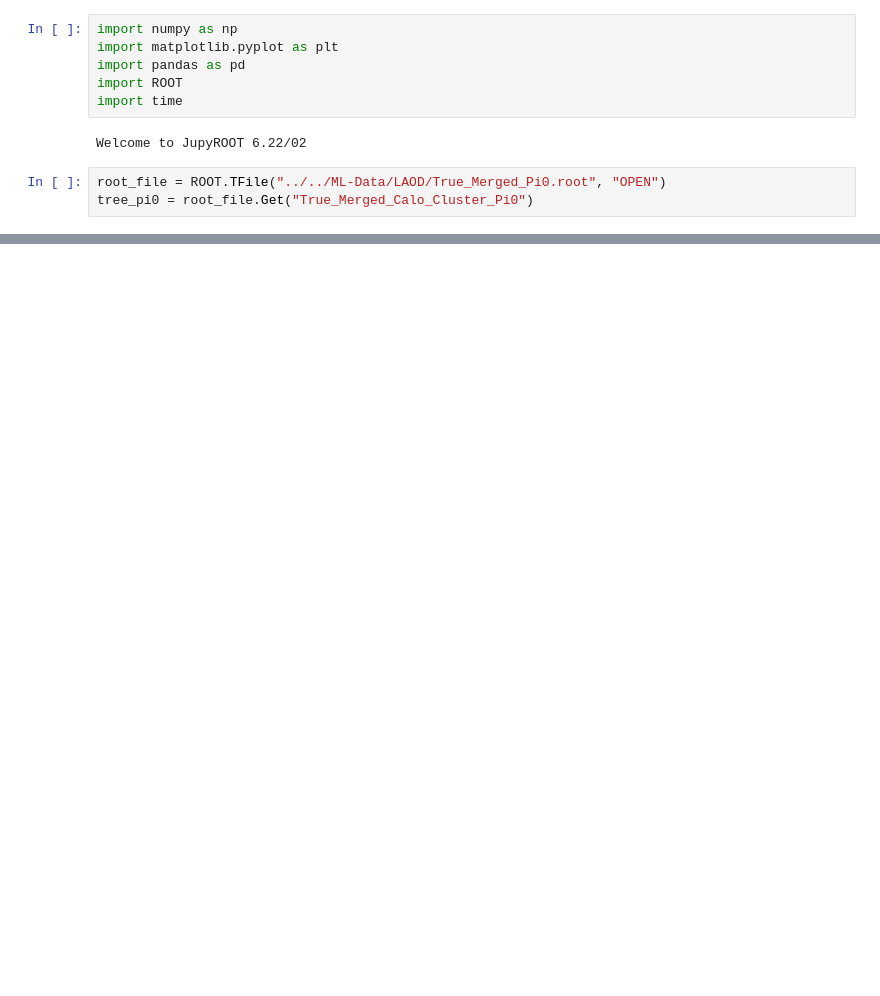
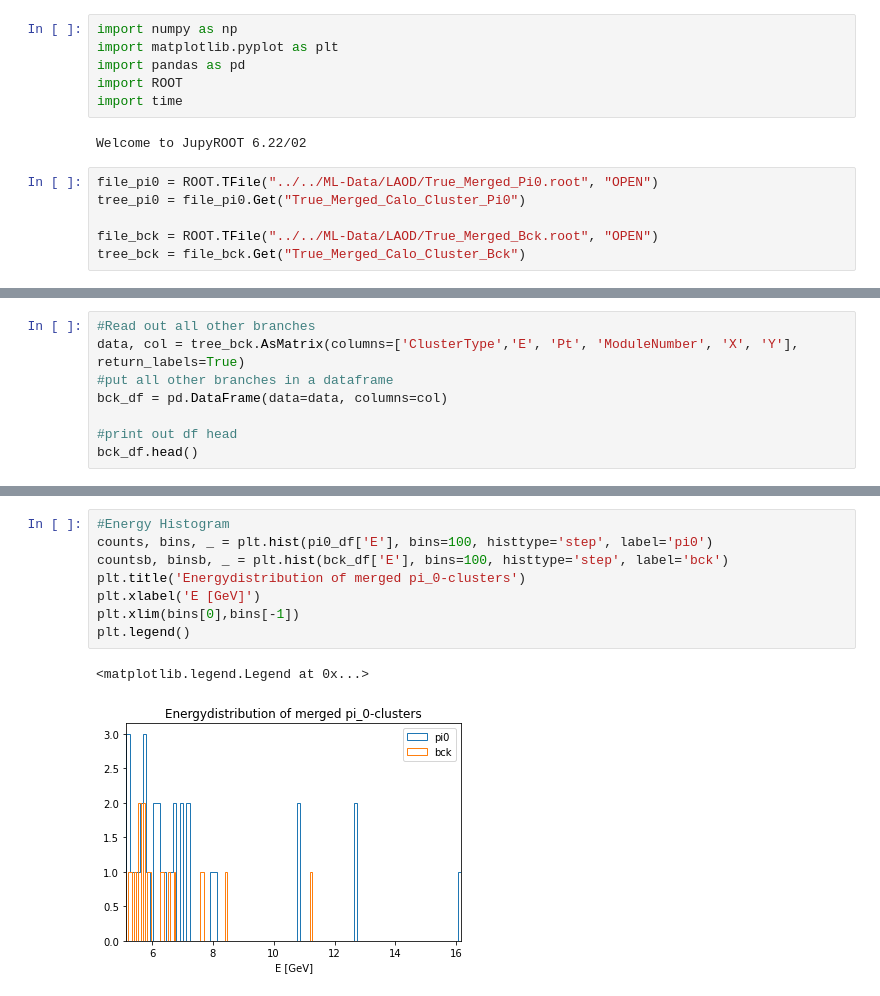
Before and after one commit to jhonerma/ML-Notebooks, a Jupyter notebook: DataQA/ROOT_test.ipynb, the cells around one changed output, grey strips where cells are left out. Saved outputs shown, nothing was run; the diff lists cells and outputs as text; blank space fills up the shorter version.

```diff
--- a/DataQA/ROOT_test.ipynb
+++ b/DataQA/ROOT_test.ipynb
@@ -7,7 +7,10 @@ import time
 # %% [output]
 Welcome to JupyROOT 6.22/02
 # %%
-root_file = ROOT.TFile("../../ML-Data/LAOD/True_Merged_Pi0.root", "OPEN")
-tree_pi0 = root_file.Get("True_Merged_Calo_Cluster_Pi0")
+file_pi0 = ROOT.TFile("../../ML-Data/LAOD/True_Merged_Pi0.root", "OPEN")
+tree_pi0 = file_pi0.Get("True_Merged_Calo_Cluster_Pi0")
+
+file_bck = ROOT.TFile("../../ML-Data/LAOD/True_Merged_Bck.root", "OPEN")
+tree_bck = file_bck.Get("True_Merged_Calo_Cluster_Bck")
 # %%
 #Get number of entries from tree
@@ -58,3 +93,11 @@ Entries: 32
 | 2 | 2.0 | 5.168575 | 4.748755 | 9.0 | 21.0 | 14.0 |
 | 3 | 2.0 | 5.752418 | 5.277642 | 9.0 | 22.0 | 21.0 |
 | 4 | 2.0 | 6.982239 | 6.694414 | 8.0 | 44.0 | 10.0 |
+# %%
+#Read out all other branches
+data, col = tree_bck.AsMatrix(columns=['ClusterType','E', 'Pt', 'ModuleNumber', 'X', 'Y'], return_labels=True)
+#put all other branches in a dataframe
+bck_df = pd.DataFrame(data=data, columns=col)
+
+#print out df head
+bck_df.head()
@@ -60,0 +111,11 @@ Entries: 32
+# %%
+#Energy Histogram
+counts, bins, _ = plt.hist(pi0_df['E'], bins=100, histtype='step', label='pi0')
+countsb, binsb, _ = plt.hist(bck_df['E'], bins=100, histtype='step', label='bck')
+plt.title('Energydistribution of merged pi_0-clusters')
+plt.xlabel('E [GeV]')
+plt.xlim(bins[0],bins[-1])
+plt.legend()
+# %% [output]
+<matplotlib.legend.Legend at 0x...>
+[figure, added]
```
Also changed, not shown: parts of 12 cells of this notebook.
